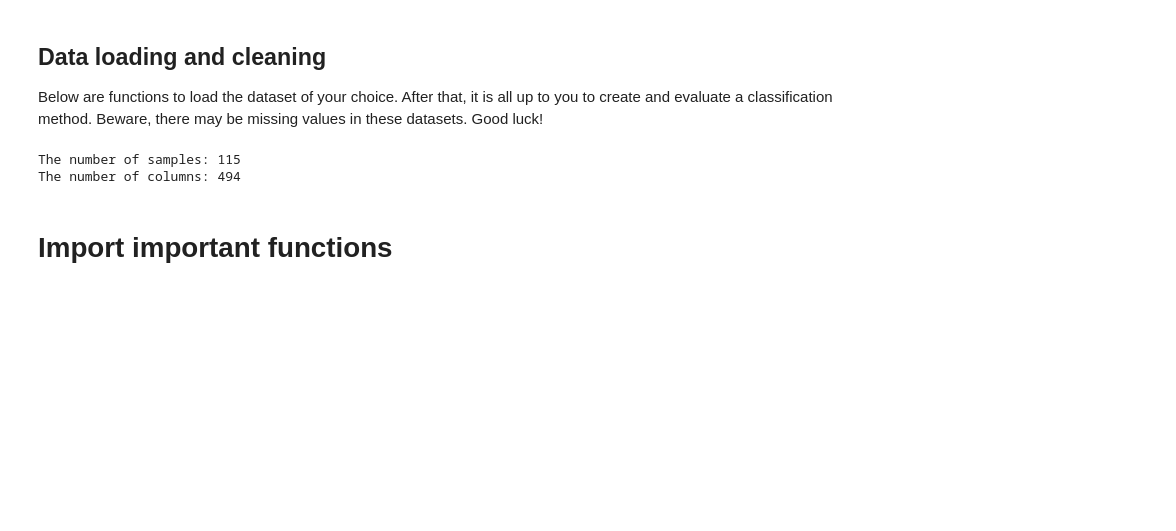
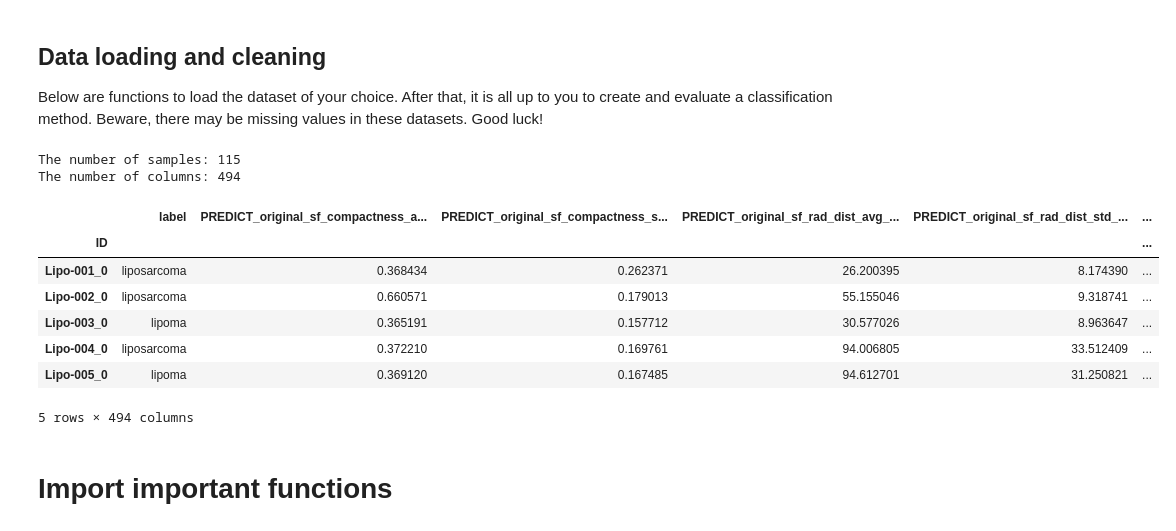
Before and after one commit to Machine-Learning-TM10007-G9/Lipo-MRI, a Jupyter notebook: assignment.ipynb, the cells around one changed output. Cells and saved outputs as stored; diff of their text form; code cells hidden in the pictures; blank space fills up the shorter version.

```diff
--- a/assignment.ipynb
+++ b/assignment.ipynb
@@ -12,16 +13,25 @@ Below are functions to load the dataset of your choice. After that, it is all up
 # %%
 # Data loading functions. Uncomment the one you want to use
 #from worcgist.load_data import load_data
 from worclipo.load_data import load_data
 #from worcliver.load_data import load_data
 #from ecg.load_data import load_data
 
 data = load_data()
 print(f'The number of samples: {len(data.index)}')
 print(f'The number of columns: {len(data.columns)}')
+data.head()
 # %% [output]
 The number of samples: 115
 The number of columns: 494
+|  | label | PREDICT_original_sf_compactness_a... | PREDICT_original_sf_compactness_s... | PREDICT_original_sf_rad_dist_avg_... | PREDICT_original_sf_rad_dist_std_... | ... |
+| ID |  |  |  |  |  | ... |
+| Lipo-001_0 | liposarcoma | 0.368434 | 0.262371 | 26.200395 | 8.174390 | ... |
+| Lipo-002_0 | liposarcoma | 0.660571 | 0.179013 | 55.155046 | 9.318741 | ... |
+| Lipo-003_0 | lipoma | 0.365191 | 0.157712 | 30.577026 | 8.963647 | ... |
+| Lipo-004_0 | liposarcoma | 0.372210 | 0.169761 | 94.006805 | 33.512409 | ... |
+| Lipo-005_0 | lipoma | 0.369120 | 0.167485 | 94.612701 | 31.250821 | ... |
+5 rows × 494 columns
 # %% [markdown]
 # **Import important functions**
 # %%
```
Also changed, not shown: parts of 4 cells of this notebook.
